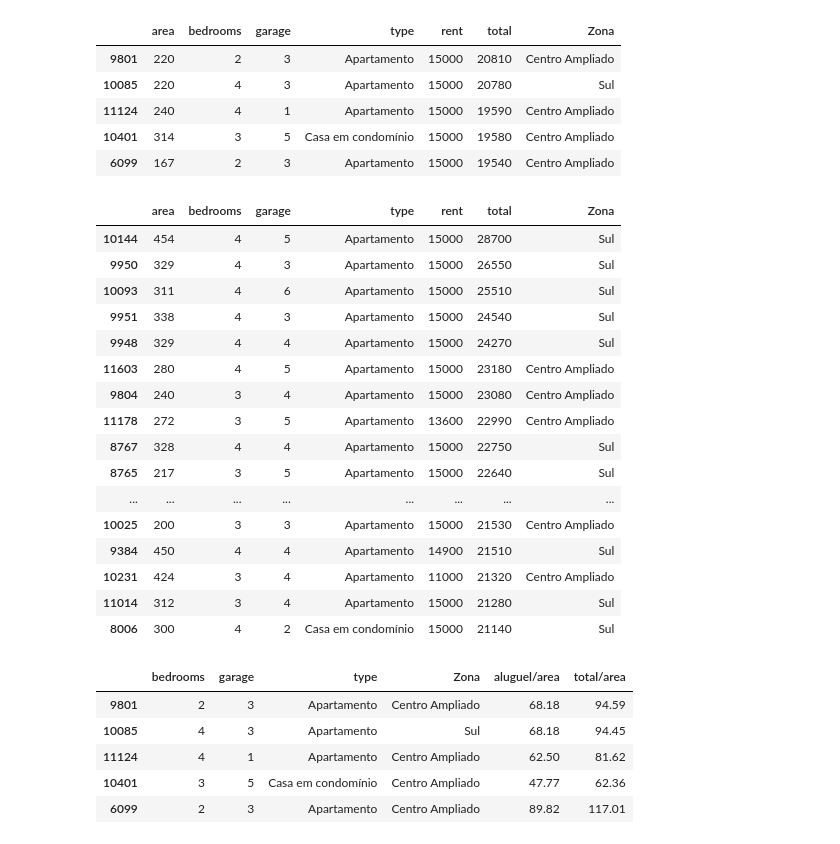
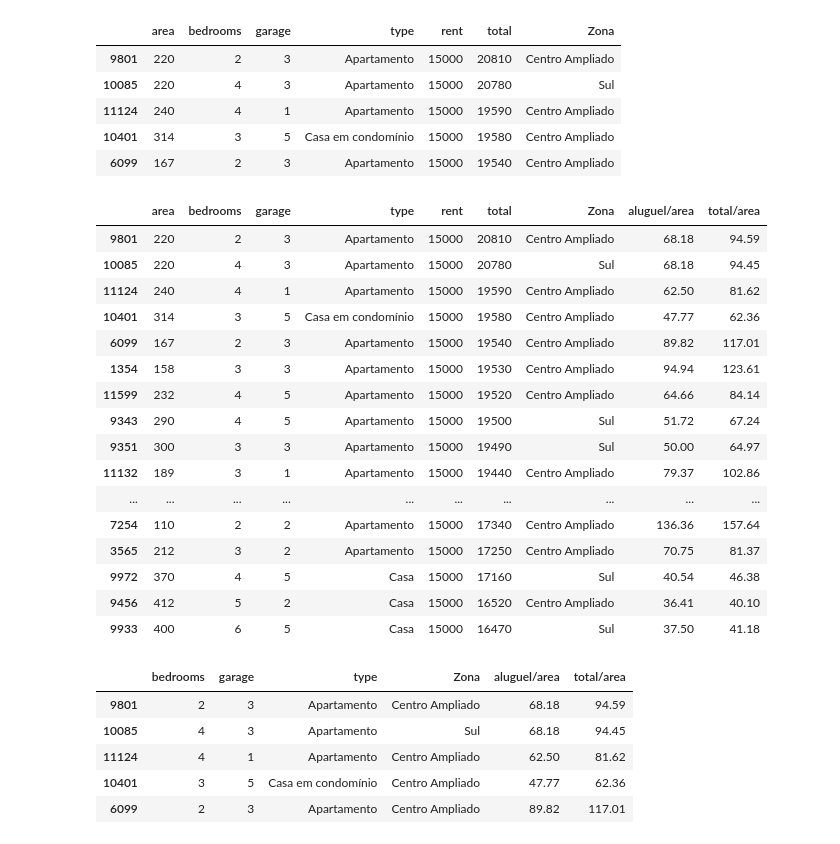
Before and after one commit to kimju03/aluguel-de-casa-em-SP, a Jupyter notebook: analise.ipynb, the cells around one changed output. Saved outputs shown, nothing was run; the diff lists cells and outputs as text; code cells hidden in the pictures.

```diff
--- a/analise.ipynb
+++ b/analise.ipynb
@@ -487,27 +487,27 @@ data1.head()
 # %%
 # Criando duas colunas no DataFrame
 data1['aluguel/area']=round(data1['rent']/ data1['area'],2)
 data1['total/area']=round(data1['total']/data1['area'],2)
 
-data.head(20)
+data1.head(20)
 # %% [output]
-|  | area | bedrooms | garage | type | rent | total | Zona |
-| 10144 | 454 | 4 | 5 | Apartamento | 15000 | 28700 | Sul |
-| 9950 | 329 | 4 | 3 | Apartamento | 15000 | 26550 | Sul |
-| 10093 | 311 | 4 | 6 | Apartamento | 15000 | 25510 | Sul |
-| 9951 | 338 | 4 | 3 | Apartamento | 15000 | 24540 | Sul |
-| 9948 | 329 | 4 | 4 | Apartamento | 15000 | 24270 | Sul |
-| 11603 | 280 | 4 | 5 | Apartamento | 15000 | 23180 | Centro Ampliado |
-| 9804 | 240 | 3 | 4 | Apartamento | 15000 | 23080 | Centro Ampliado |
-| 11178 | 272 | 3 | 5 | Apartamento | 13600 | 22990 | Centro Ampliado |
-| 8767 | 328 | 4 | 4 | Apartamento | 15000 | 22750 | Sul |
-| 8765 | 217 | 3 | 5 | Apartamento | 15000 | 22640 | Sul |
-| ... | ... | ... | ... | ... | ... | ... | ... |
-| 10025 | 200 | 3 | 3 | Apartamento | 15000 | 21530 | Centro Ampliado |
-| 9384 | 450 | 4 | 4 | Apartamento | 14900 | 21510 | Sul |
-| 10231 | 424 | 3 | 4 | Apartamento | 11000 | 21320 | Centro Ampliado |
-| 11014 | 312 | 3 | 4 | Apartamento | 15000 | 21280 | Sul |
-| 8006 | 300 | 4 | 2 | Casa em condomínio | 15000 | 21140 | Sul |
+|  | area | bedrooms | garage | type | rent | total | Zona | aluguel/area | total/area |
+| 9801 | 220 | 2 | 3 | Apartamento | 15000 | 20810 | Centro Ampliado | 68.18 | 94.59 |
+| 10085 | 220 | 4 | 3 | Apartamento | 15000 | 20780 | Sul | 68.18 | 94.45 |
+| 11124 | 240 | 4 | 1 | Apartamento | 15000 | 19590 | Centro Ampliado | 62.50 | 81.62 |
+| 10401 | 314 | 3 | 5 | Casa em condomínio | 15000 | 19580 | Centro Ampliado | 47.77 | 62.36 |
+| 6099 | 167 | 2 | 3 | Apartamento | 15000 | 19540 | Centro Ampliado | 89.82 | 117.01 |
+| 1354 | 158 | 3 | 3 | Apartamento | 15000 | 19530 | Centro Ampliado | 94.94 | 123.61 |
+| 11599 | 232 | 4 | 5 | Apartamento | 15000 | 19520 | Centro Ampliado | 64.66 | 84.14 |
+| 9343 | 290 | 4 | 5 | Apartamento | 15000 | 19500 | Sul | 51.72 | 67.24 |
+| 9351 | 300 | 3 | 3 | Apartamento | 15000 | 19490 | Sul | 50.00 | 64.97 |
+| 11132 | 189 | 3 | 1 | Apartamento | 15000 | 19440 | Centro Ampliado | 79.37 | 102.86 |
+| ... | ... | ... | ... | ... | ... | ... | ... | ... | ... |
+| 7254 | 110 | 2 | 2 | Apartamento | 15000 | 17340 | Centro Ampliado | 136.36 | 157.64 |
+| 3565 | 212 | 3 | 2 | Apartamento | 15000 | 17250 | Centro Ampliado | 70.75 | 81.37 |
+| 9972 | 370 | 4 | 5 | Casa | 15000 | 17160 | Sul | 40.54 | 46.38 |
+| 9456 | 412 | 5 | 2 | Casa | 15000 | 16520 | Centro Ampliado | 36.41 | 40.10 |
+| 9933 | 400 | 6 | 5 | Casa | 15000 | 16470 | Sul | 37.50 | 41.18 |
 # %%
 # Eliminar a coluna area
 data1=data1.drop(['area','rent','total'], axis=1)
```
Also changed, not shown: parts of 23 cells of this notebook, 2 other files.
